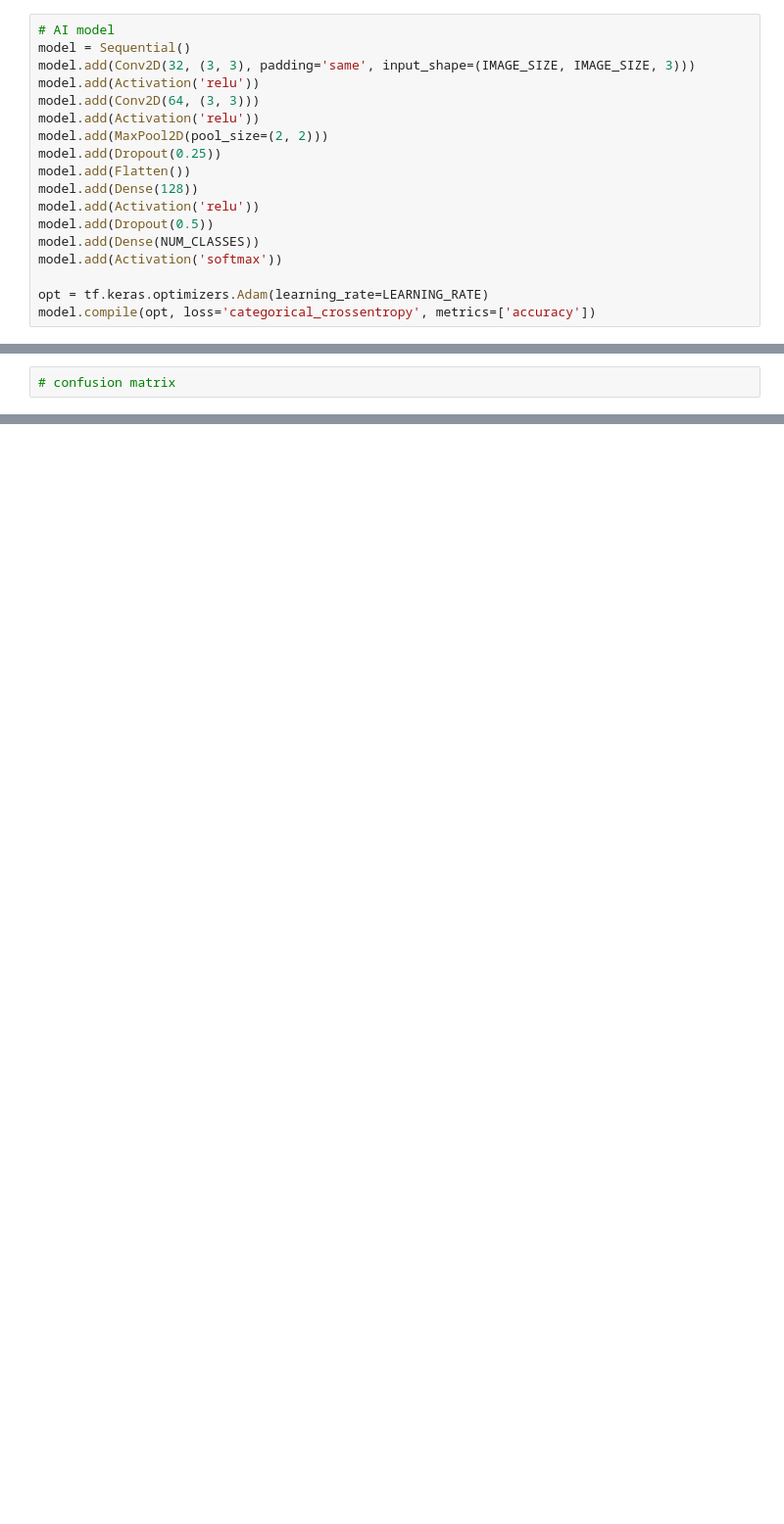
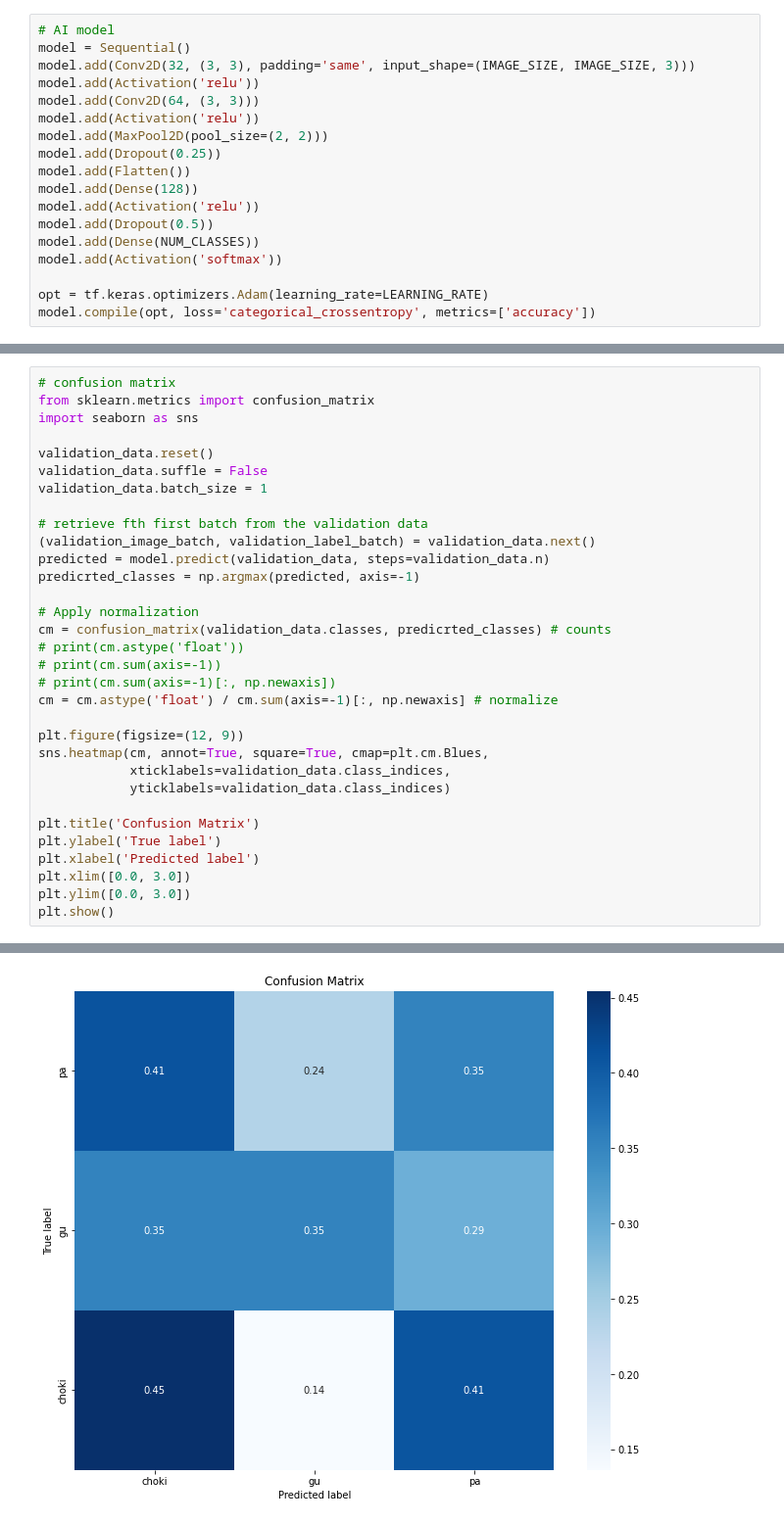
Before and after one commit to kazukiminemura/rock_paper_scissors_colab, a Jupyter notebook: rock_paper_scissors_model.ipynb, the cells around one changed output, grey strips where cells are left out. Shown at 98% size. Saved outputs shown, nothing was run; the diff lists cells and outputs as text; blank space fills up the shorter version.

```diff
--- a/rock_paper_scissors_model.ipynb
+++ b/rock_paper_scissors_model.ipynb
@@ -344,2 +350,33 @@ _ = plt.suptitle('Model predictions (green correct, red: incorrect)')
-# %%
-# confusion matrix
+# %%
+# confusion matrix
+from sklearn.metrics import confusion_matrix
+import seaborn as sns
+
+validation_data.reset()
+validation_data.suffle = False
+validation_data.batch_size = 1
+
+# retrieve fth first batch from the validation data
+(validation_image_batch, validation_label_batch) = validation_data.next()
+predicted = model.predict(validation_data, steps=validation_data.n)
+predicrted_classes = np.argmax(predicted, axis=-1)
+
+# Apply normalization
+cm = confusion_matrix(validation_data.classes, predicrted_classes) # counts
+# print(cm.astype('float'))
+# print(cm.sum(axis=-1))
+# print(cm.sum(axis=-1)[:, np.newaxis])
+cm = cm.astype('float') / cm.sum(axis=-1)[:, np.newaxis] # normalize
+
+plt.figure(figsize=(12, 9))
+sns.heatmap(cm, annot=True, square=True, cmap=plt.cm.Blues,
+            xticklabels=validation_data.class_indices,
+            yticklabels=validation_data.class_indices)
+
+plt.title('Confusion Matrix')
+plt.ylabel('True label')
+plt.xlabel('Predicted label')
+plt.xlim([0.0, 3.0])
+plt.ylim([0.0, 3.0])
+plt.show()
+# %% [output]
@@ -345,0 +390 @@ _ = plt.suptitle('Model predictions (green correct, red: incorrect)')
+[figure, added]
```
Also changed, not shown: parts of 13 cells of this notebook.
